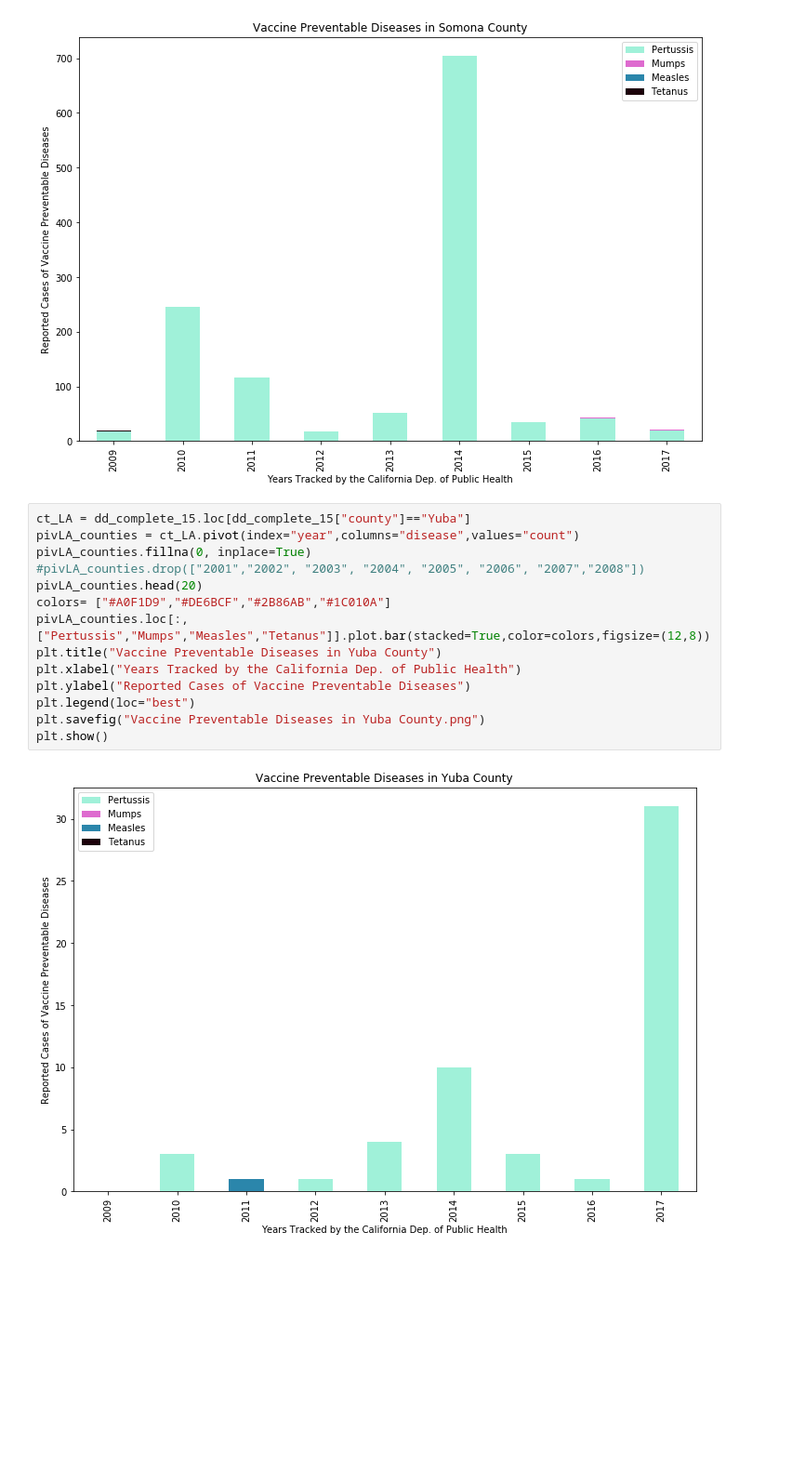
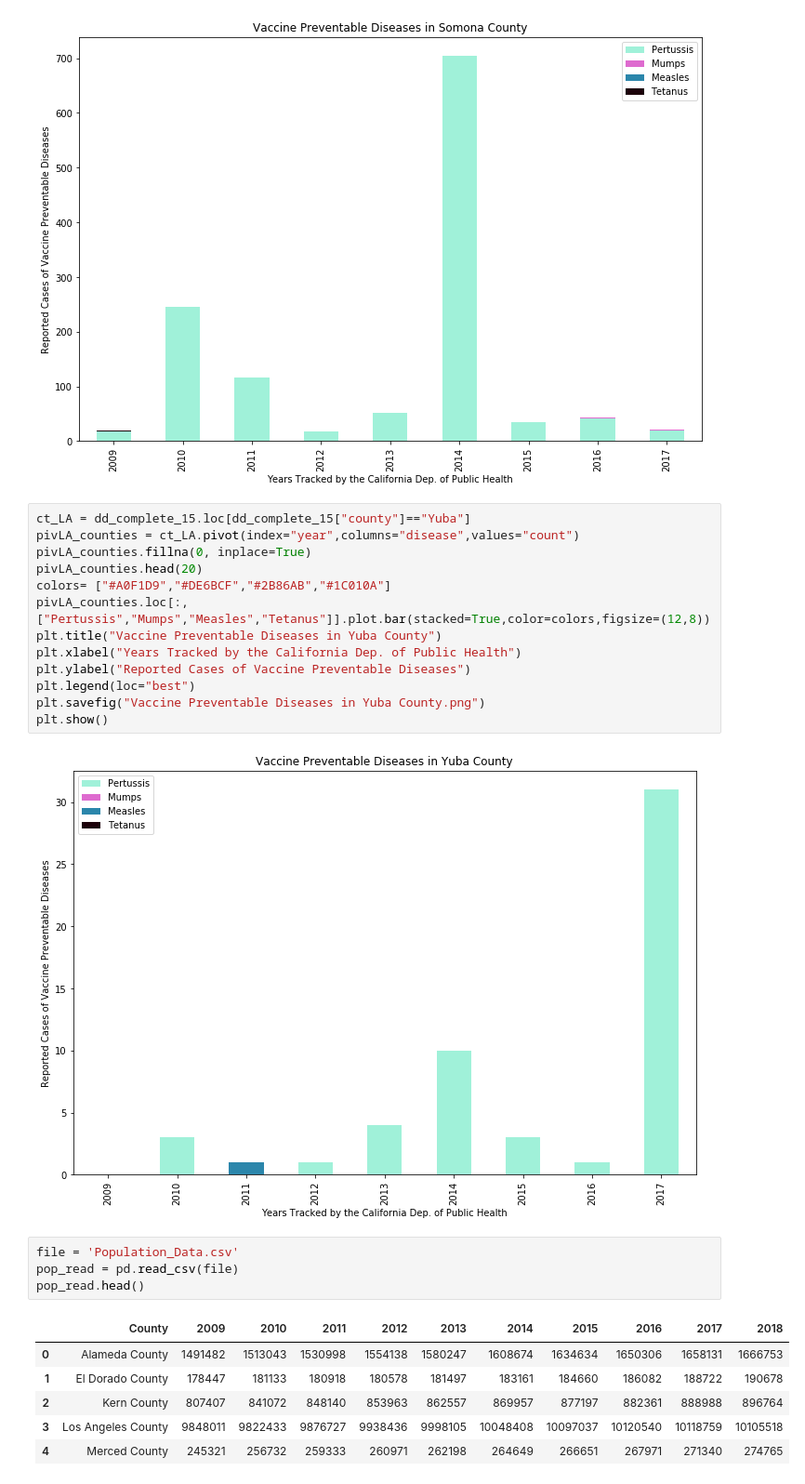
Before and after one commit to GCutaiar/group-project1, a Jupyter notebook: Resource/stackplots_grc.ipynb, the cells around one changed output. Shown at 93% size. Drawn from its saved outputs; the diff is of its cells as text; blank space fills up the shorter version.

```diff
--- a/Resource/stackplots_grc.ipynb
+++ b/Resource/stackplots_grc.ipynb
@@ -123,7 +122,6 @@ plt.show()
 ct_LA = dd_complete_15.loc[dd_complete_15["county"]=="Yuba"]
 pivLA_counties = ct_LA.pivot(index="year",columns="disease",values="count")
 pivLA_counties.fillna(0, inplace=True)
-#pivLA_counties.drop(["2001","2002", "2003", "2004", "2005", "2006", "2007","2008"])
 pivLA_counties.head(20)
 colors= ["#A0F1D9","#DE6BCF","#2B86AB","#1C010A"]
 pivLA_counties.loc[:,["Pertussis","Mumps","Measles","Tetanus"]].plot.bar(stacked=True,color=colors,figsize=(12,8))
@@ -135,3 +133,14 @@ plt.savefig("Vaccine Preventable Diseases in Yuba County.png")
 plt.show()
 # %% [output]
 [figure]
+# %%
+file = 'Population_Data.csv'
+pop_read = pd.read_csv(file)
+pop_read.head()
+# %% [output]
+|  | County | 2009 | 2010 | 2011 | 2012 | 2013 | 2014 | 2015 | 2016 | 2017 | 2018 |
+| 0 | Alameda County | 1491482 | 1513043 | 1530998 | 1554138 | 1580247 | 1608674 | 1634634 | 1650306 | 1658131 | 1666753 |
+| 1 | El Dorado County | 178447 | 181133 | 180918 | 180578 | 181497 | 183161 | 184660 | 186082 | 188722 | 190678 |
+| 2 | Kern County | 807407 | 841072 | 848140 | 853963 | 862557 | 869957 | 877197 | 882361 | 888988 | 896764 |
+| 3 | Los Angeles County | 9848011 | 9822433 | 9876727 | 9938436 | 9998105 | 10048408 | 10097037 | 10120540 | 10118759 | 10105518 |
+| 4 | Merced County | 245321 | 256732 | 259333 | 260971 | 262198 | 264649 | 266651 | 267971 | 271340 | 274765 |
```
Also changed, not shown: parts of 7 cells of this notebook.
